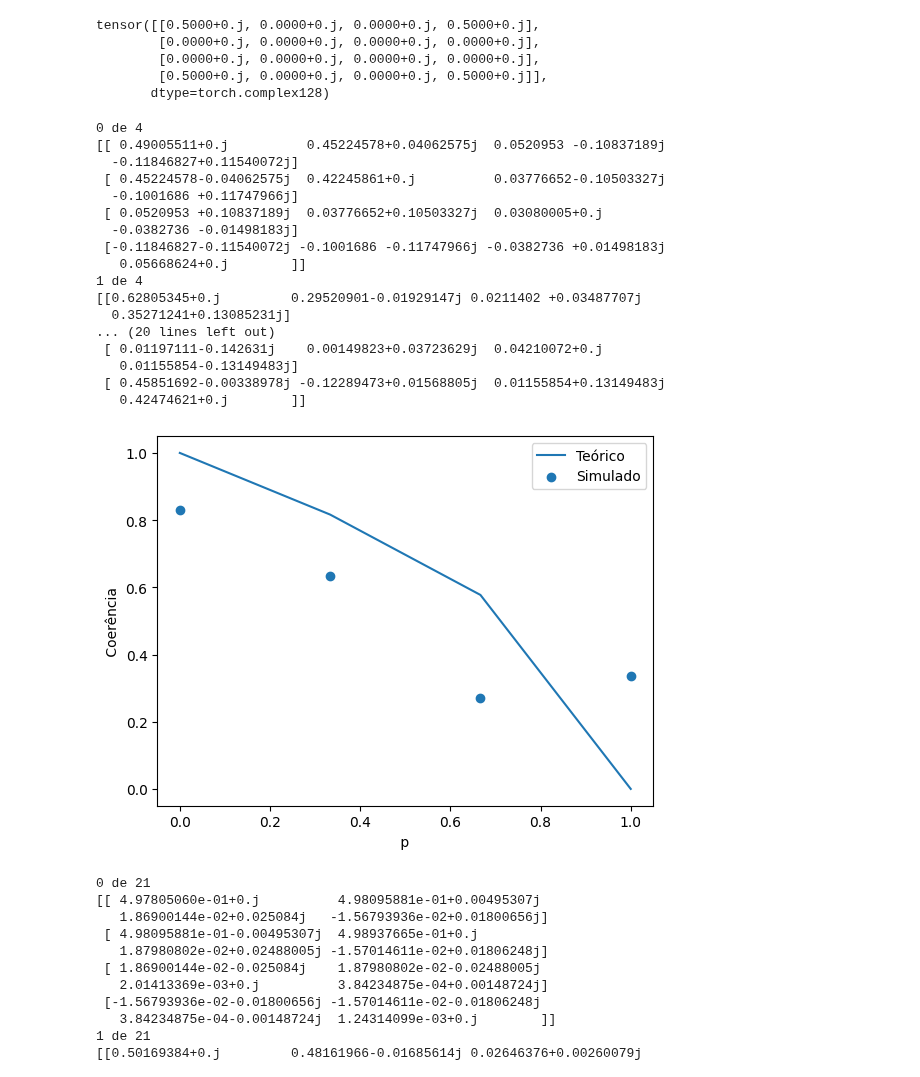
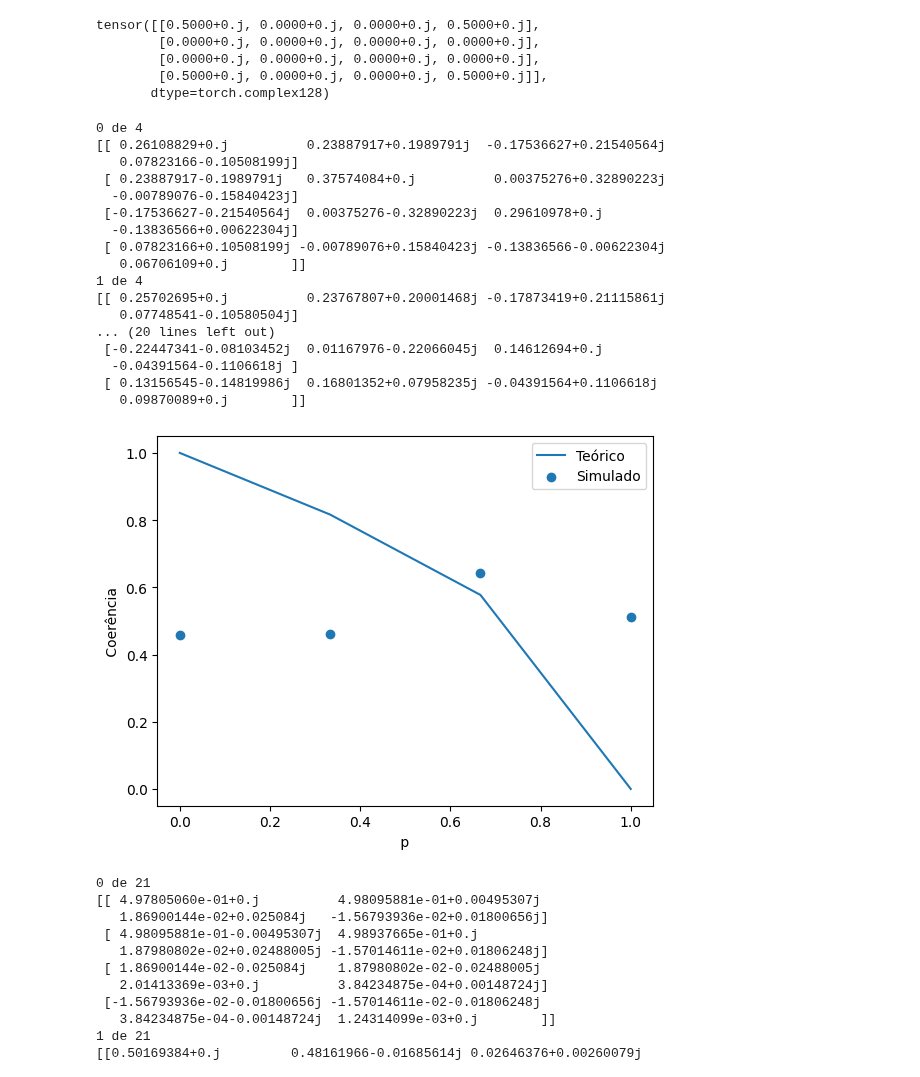
Before and after one commit to SchultzVV/Runtime-qiskit, a Jupyter notebook: pd.ipynb, the cells around one changed output. Cells and saved outputs as stored; diff of their text form; code cells hidden in the pictures.

```diff
--- a/pd.ipynb
+++ b/pd.ipynb
@@ -68,6 +68,7 @@ def run_calcs(list_p, epochs):
     coerencias_R = []
     coerencias_L = []
     pretrain = True
+    save = False
     count = 0
     n_qubits = 2
     depht = 3
@@ -82,19 +83,20 @@ def run_calcs(list_p, epochs):
         # defina o estado a ser preparado abaixo
         #------------------------------------------------------------
         #target_op = bpf(pi/2, 0, p)
-        target_op = get_target_op(calculated_rho_AB(pi/2, 0, p))
+        target_op = get_target_op(calculated_rho_AB(pi/2, pi/2, p))
         #------------------------------------------------------------
 
-        qc, qr, params = optmize(epochs, n_qubits, circuit, params, target_op, pretrain, 200)
+        qc, qr, params = optmize(epochs, n_qubits, circuit, params, target_op, pretrain, 1)
         pretrain = False
         rho = tomograph(qc, qr)
         print(rho)
         coerencias_L, coerencias_R = results(rho, coerencias_R, coerencias_L)
-    mylist = [coerencias_L, coerencias_R]
-    with open('data/ad/ad-coherences.pkl', 'wb') as f:
-        pickle.dump(mylist, f)
-    with open('data/ad/ad-best_params.pkl', 'wb') as f:
-        pickle.dump(params, f)
+    if save:
+        mylist = [coerencias_L, coerencias_R]
+        with open('data/ad/ad-coherences.pkl', 'wb') as f:
+            pickle.dump(mylist, f)
+        with open('data/ad/ad-best_params.pkl', 'wb') as f:
+            pickle.dump(params, f)
     plot_theoric_pd(list_p)
     plots(list_p, coerencias_R, coerencias_L)
     #save = [list_p, coerencias_R, coerencias_L]
@@ -103,26 +105,26 @@ def run_calcs(list_p, epochs):
 # %%
 # teste
 list_p = np.linspace(0,1,4)
-run_calcs(list_p, 2)
+run_calcs(list_p, 1)
 # %% [output]
 0 de 4
-[[ 0.49005511+0.j          0.45224578+0.04062575j  0.0520953 -0.10837189j
-  -0.11846827+0.11540072j]
- [ 0.45224578-0.04062575j  0.42245861+0.j          0.03776652-0.10503327j
-  -0.1001686 +0.11747966j]
- [ 0.0520953 +0.10837189j  0.03776652+0.10503327j  0.03080005+0.j
-  -0.0382736 -0.01498183j]
- [-0.11846827-0.11540072j -0.1001686 -0.11747966j -0.0382736 +0.01498183j
-   0.05668624+0.j        ]]
+[[ 0.26108829+0.j          0.23887917+0.1989791j  -0.17536627+0.21540564j
+   0.07823166-0.10508199j]
+ [ 0.23887917-0.1989791j   0.37574084+0.j          0.00375276+0.32890223j
+  -0.00789076-0.15840423j]
+ [-0.17536627-0.21540564j  0.00375276-0.32890223j  0.29610978+0.j
+  -0.13836566+0.00622304j]
+ [ 0.07823166+0.10508199j -0.00789076+0.15840423j -0.13836566-0.00622304j
+   0.06706109+0.j        ]]
 1 de 4
-[[0.62805345+0.j         0.29520901-0.01929147j 0.0211402 +0.03487707j
-  0.35271241+0.13085231j]
+[[ 0.25702695+0.j          0.23767807+0.20001468j -0.17873419+0.21115861j
+   0.07748541-0.10580504j]
 ... (20 lines left out)
- [ 0.01197111-0.142631j    0.00149823+0.03723629j  0.04210072+0.j
-   0.01155854-0.13149483j]
- [ 0.45851692-0.00338978j -0.12289473+0.01568805j  0.01155854+0.13149483j
-   0.42474621+0.j        ]]
+ [-0.22447341-0.08103452j  0.01167976-0.22066045j  0.14612694+0.j
+  -0.04391564-0.1106618j ]
+ [ 0.13156545-0.14819986j  0.16801352+0.07958235j -0.04391564+0.1106618j
+   0.09870089+0.j        ]]
-[figure, old version]
+[figure, new version]
 # %%
 list_p = np.linspace(0,1,21)
 run_calcs(list_p, 350)
```
Also changed, not shown: 15 other files.
